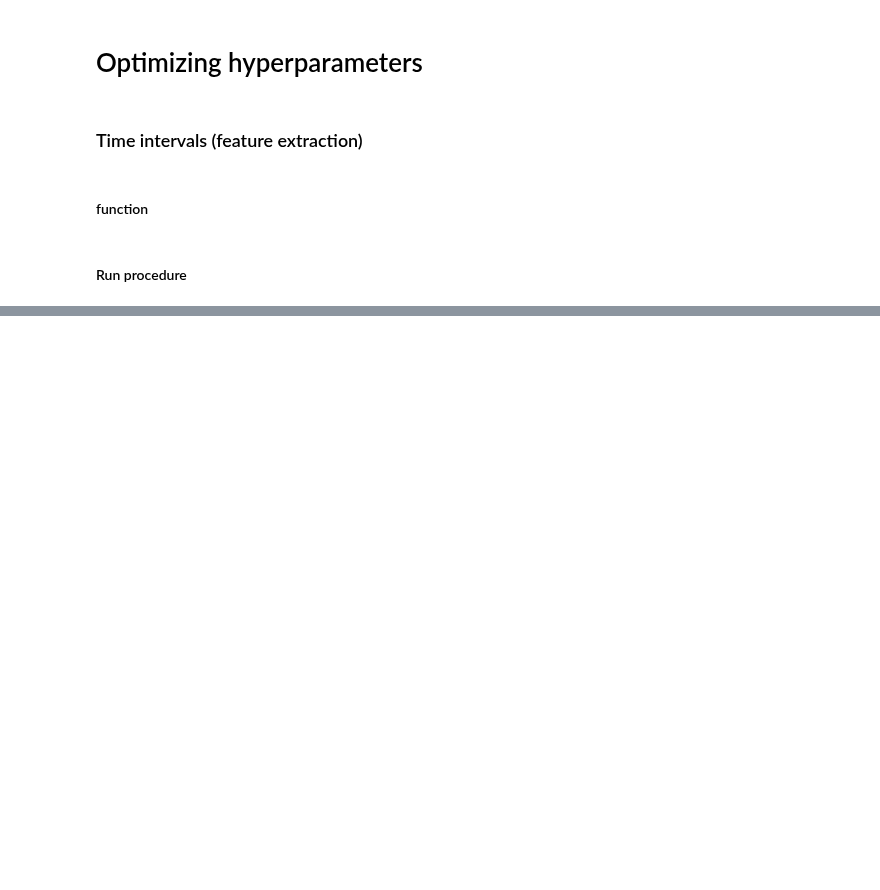
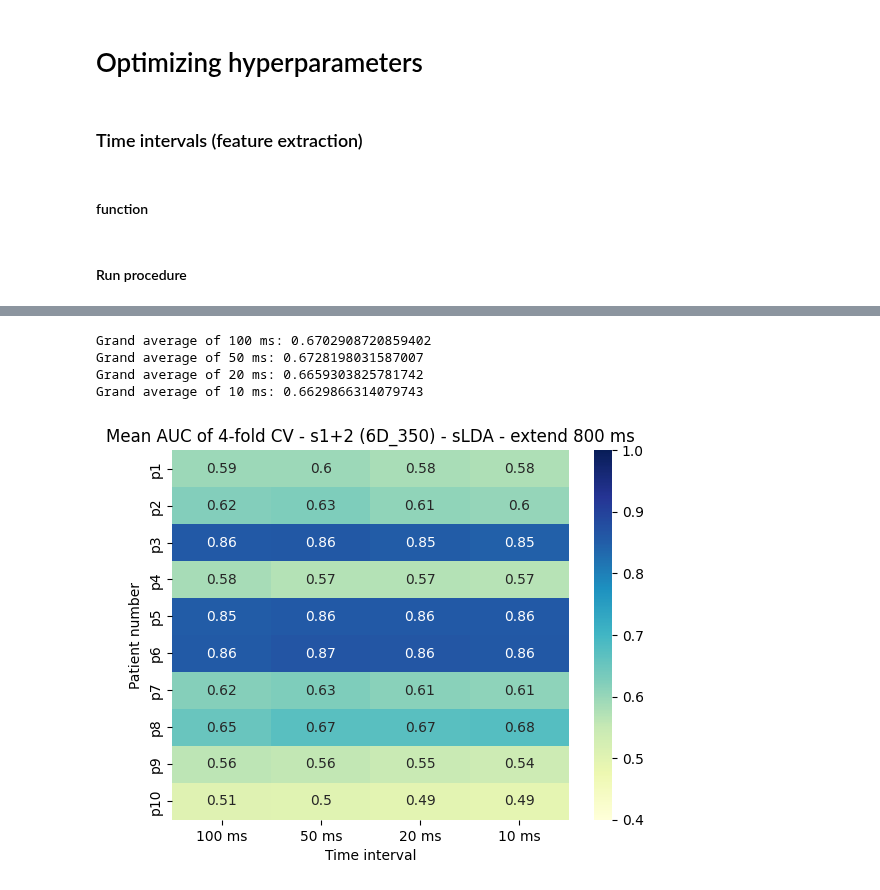
Before and after one commit to sozraheem/thesis_2025, a Jupyter notebook: ERP_analysis_code/patient_pipeline/hyperparam/optimizing_hyperparams.ipynb, the cells around one changed output, grey strips where cells are left out. Cells and saved outputs as stored; diff of their text form; code cells hidden in the pictures; blank space fills up the shorter version.

```diff
--- a/ERP_analysis_code/patient_pipeline/hyperparam/optimizing_hyperparams.ipynb
+++ b/ERP_analysis_code/patient_pipeline/hyperparam/optimizing_hyperparams.ipynb
@@ -286,0 +383,14 @@ fold_means_array = np.array(fold_means)
+# %%
+print(all_patient_results_slda.keys())
+print(all_patient_results_slda.get("P1_6D_long_350").keys())
+results = np.zeros((10,4))
+p_nr = 0
+for p in all_patient_results_slda.keys():
+    patient = all_patient_results_slda.get(p)
+    ival_nr = 0
+    for time_ival in patient.keys():
+        print("{:0.2f}: {}".format((1/len(time_ival[:]))*23,(patient.get(time_ival))))
+        print(np.mean(patient.get(time_ival)))
+        results[p_nr, ival_nr] = np.mean(patient.get(time_ival))
+        ival_nr += 1
+    p_nr += 1
@@ -286,0 +433,41 @@ fold_means_array = np.array(fold_means)
+# %%
+# Results
+
+import seaborn as sns
+
+# Histogram 1 --------------------------------------
+
+sns.heatmap(results,vmin=0.4,vmax=1,annot=True, yticklabels=['p1','p2','p3','p4','p5','p6','p7','p8','p9','p10'], cmap="YlGnBu", xticklabels=['100 ms', '50 ms', '20 ms', '10 ms'])
+plt.ylabel("Patient number")
+plt.xlabel("Time interval")
+plt.title("Mean AUC of 4-fold CV - s1+2 (6D_350) - sLDA - extend 800 ms")
+
+# Print results
+#print(fold_means_array.shape)
+print(f"Grand average of 100 ms: {np.mean(results, axis=0)[0]}")
+print(f"Grand average of 50 ms: {np.mean(results, axis=0)[1]}")
+print(f"Grand average of 20 ms: {np.mean(results, axis=0)[2]}")
+print(f"Grand average of 10 ms: {np.mean(results, axis=0)[3]}")
+
+
+
+# # Histogram 2 --------------------------------------
+
+# all_folds_list = []
+# for patient in all_patient_results.keys():
+#     fold_list = []
+#     for fold in all_patient_results.get(patient):
+#         fold_list.append(((fold.get('best_ival')[1] - fold.get('best_ival')[0])))
+#     all_folds_list.append(fold_list)
+
+# sns.heatmap(all_folds_list,vmin=0.01,vmax=0.15,center=0.03,annot=True,yticklabels=['p1','p2','p3','p4','p5','p6','p7','p8','p9','p10'], cbar=True, cmap="coolwarm", ax=axs[1])
+# axs[1].set_xlabel("outer fold of the nested cv")
+# axs[1].set_title("best time interval per fold")
+# plt.suptitle("Heatmap per patient: each block is the outcome of a fold")
+# plt.show()
+# %% [output]
+Grand average of 100 ms: 0.6702908720859402
+Grand average of 50 ms: 0.6728198031587007
+Grand average of 20 ms: 0.6659303825781742
+Grand average of 10 ms: 0.6629866314079743
+[figure, added]
```
Also changed, not shown: parts of 18 cells of this notebook, 7 other files.
